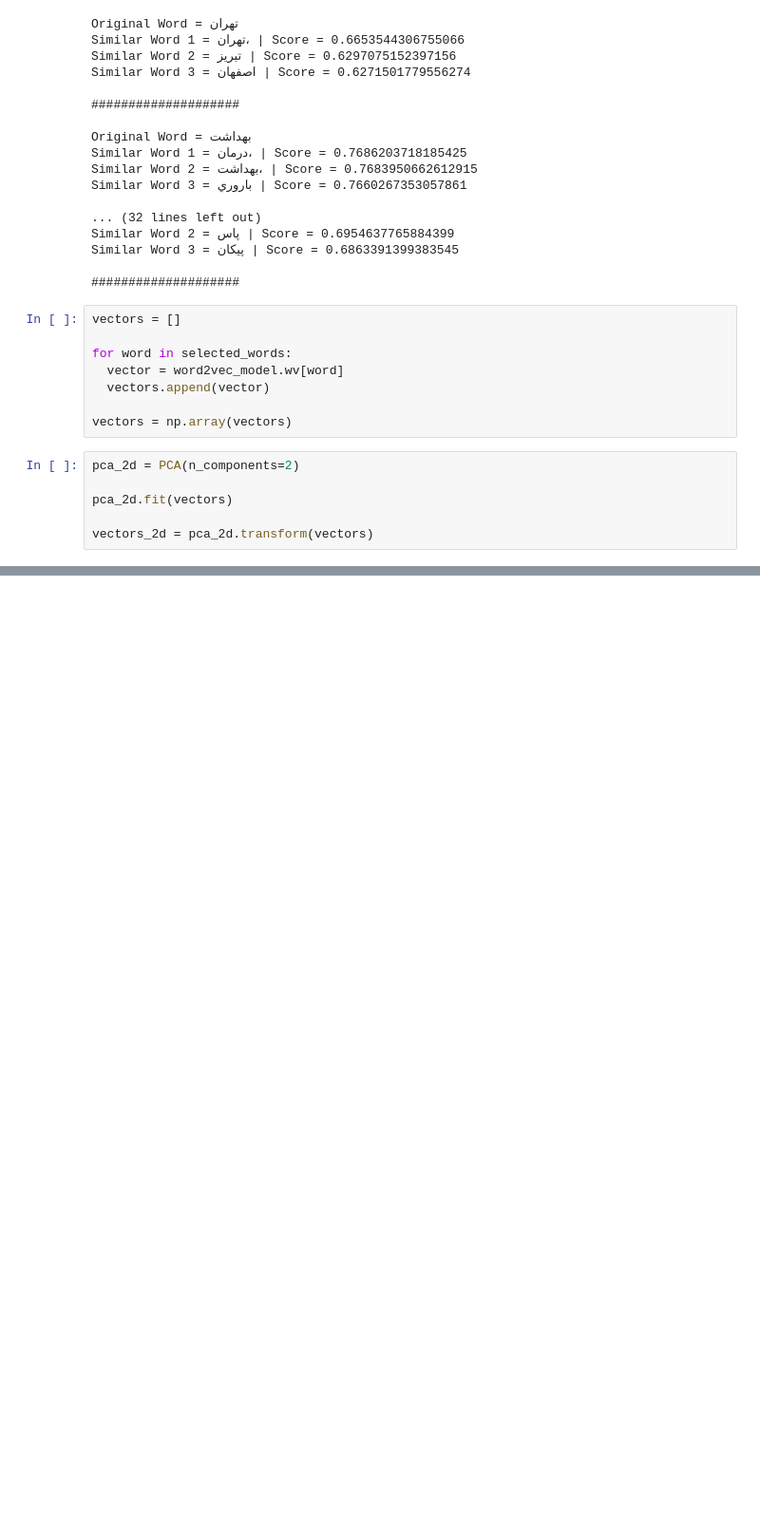
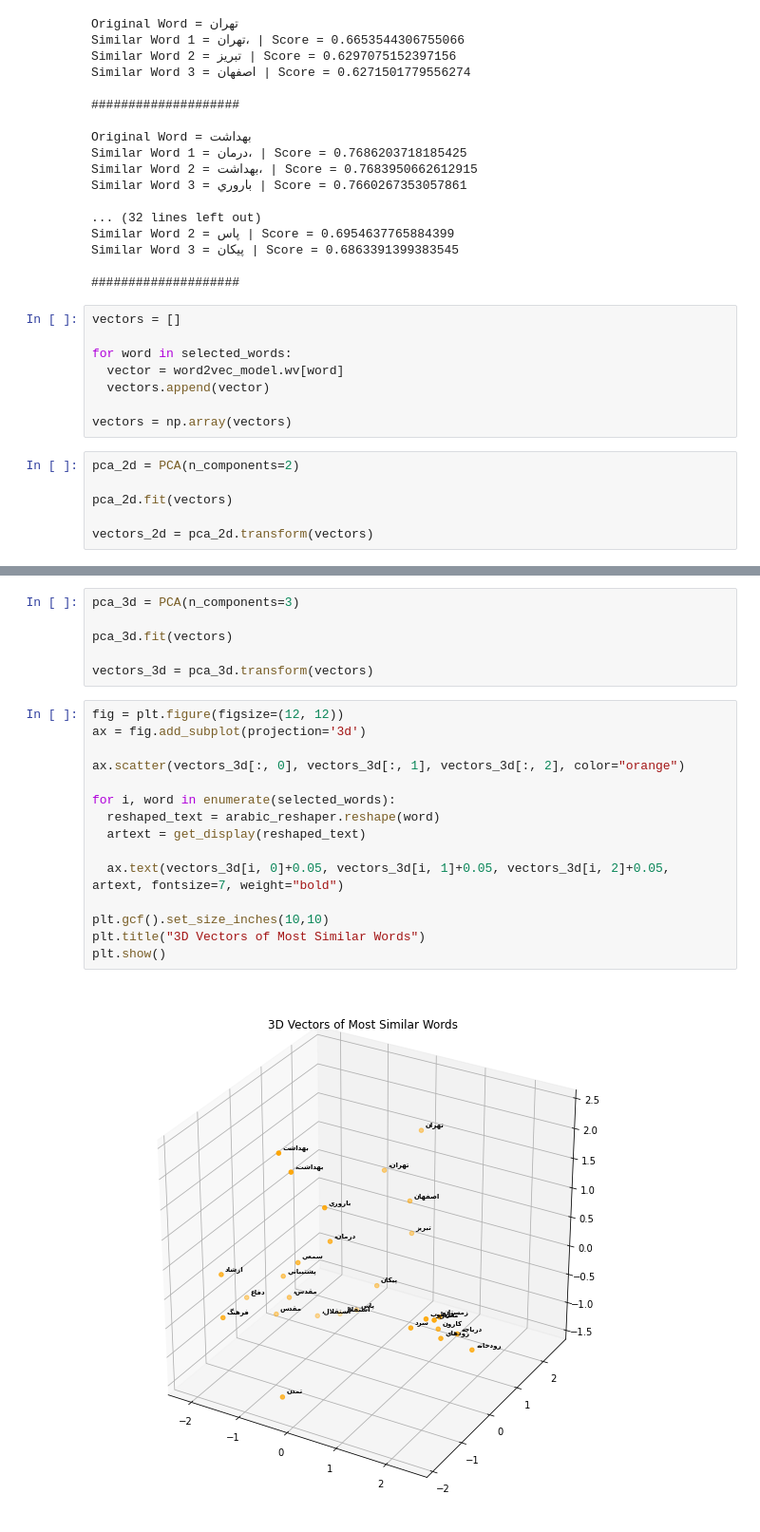
Before and after one commit to AUT-Student/NLP-HW2, a Jupyter notebook: NLP_HW2_Q1.ipynb, the cells around one changed output, grey strips where cells are left out. Shown: that part at 95% size. Drawn from its saved outputs; the diff is of its cells as text; blank space fills up the shorter version.

Commit message:
3D Plot of Most Similar Words

```diff
--- a/NLP_HW2_Q1.ipynb
+++ b/NLP_HW2_Q1.ipynb
@@ -244,3 +239,26 @@ plt.title("2D Vectors of Most Similar Words")
 plt.show()
 # %% [output]
 [figure]
+# %%
+pca_3d = PCA(n_components=3)
+
+pca_3d.fit(vectors)
+
+vectors_3d = pca_3d.transform(vectors)
+# %%
+fig = plt.figure(figsize=(12, 12))
+ax = fig.add_subplot(projection='3d')
+
+ax.scatter(vectors_3d[:, 0], vectors_3d[:, 1], vectors_3d[:, 2], color="orange")
+
+for i, word in enumerate(selected_words):
+  reshaped_text = arabic_reshaper.reshape(word)
+  artext = get_display(reshaped_text)
+
+  ax.text(vectors_3d[i, 0]+0.05, vectors_3d[i, 1]+0.05, vectors_3d[i, 2]+0.05, artext, fontsize=7, weight="bold")
+
+plt.gcf().set_size_inches(10,10)
+plt.title("3D Vectors of Most Similar Words")
+plt.show()
+# %% [output]
+[figure, added]
```
Also changed, not shown: parts of 1 cell of this notebook.
